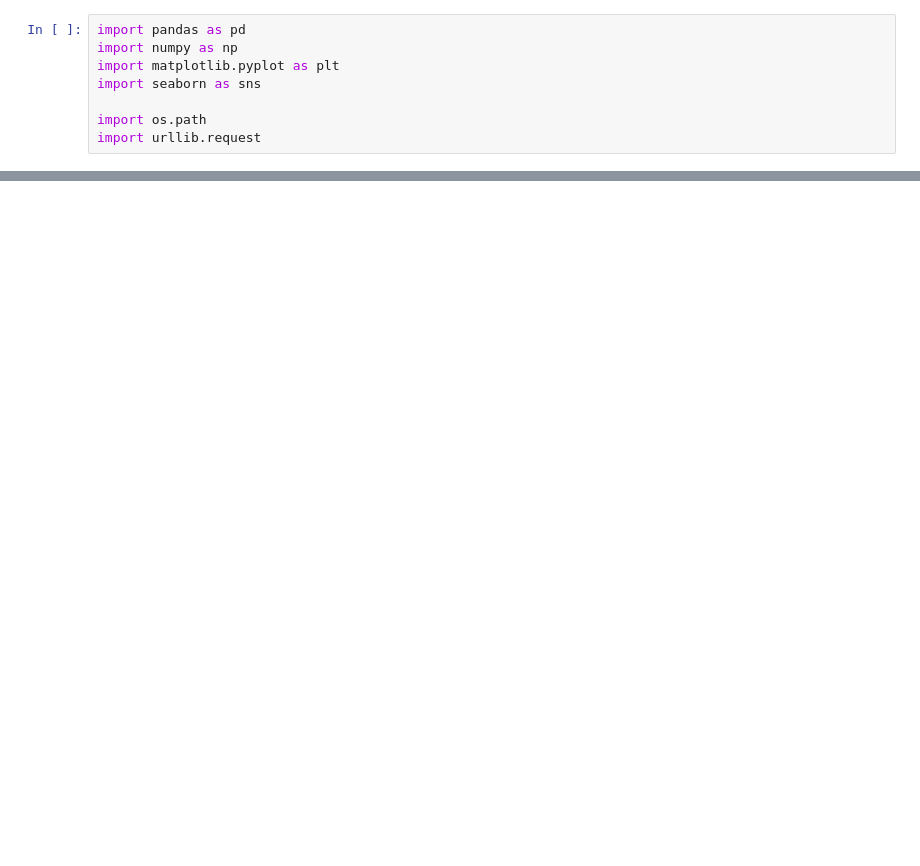
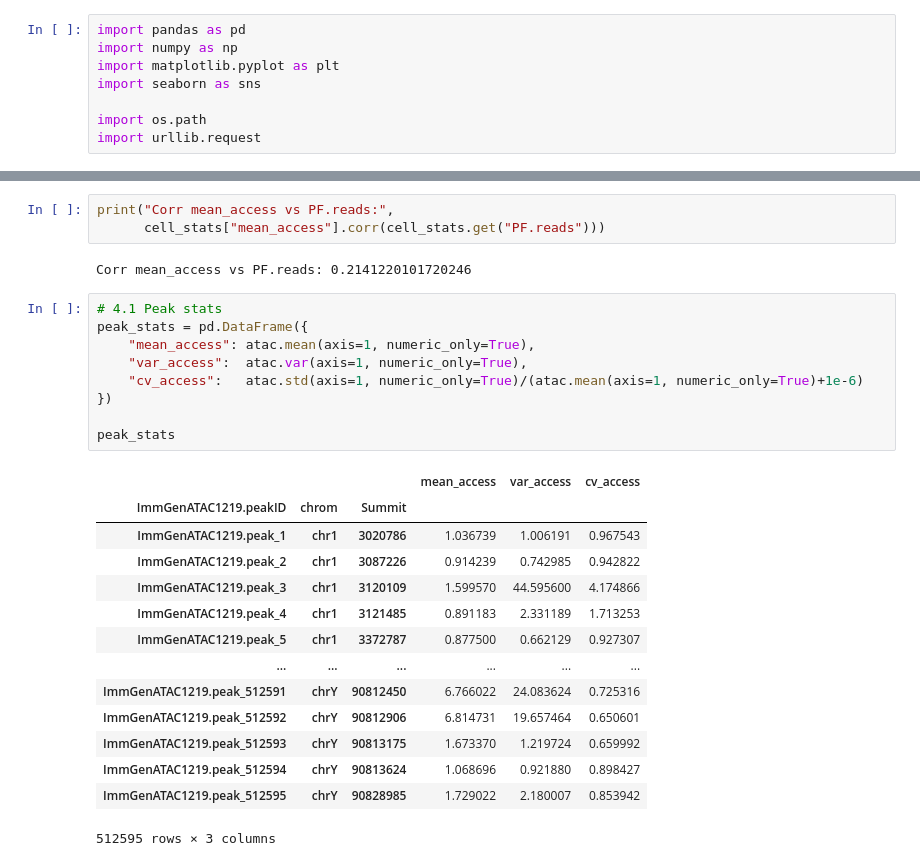
Before and after one commit to Topic2-Gene-Regulation-Immune-Cells/ILC-cells-Team4, a Jupyter notebook: test.ipynb, the cells around one changed output, grey strips where cells are left out. Cells and saved outputs as stored; diff of their text form; blank space fills up the shorter version.

```diff
--- a/test.ipynb
+++ b/test.ipynb
@@ -94,0 +126,29 @@ Corr mean_access vs InputCellNumber: nan
+# %%
+print("Corr mean_access vs PF.reads:",
+      cell_stats["mean_access"].corr(cell_stats.get("PF.reads")))
+# %% [output]
+Corr mean_access vs PF.reads: 0.2141220101720246
+# %%
+# 4.1 Peak stats
+peak_stats = pd.DataFrame({
+    "mean_access": atac.mean(axis=1, numeric_only=True),
+    "var_access":  atac.var(axis=1, numeric_only=True),
+    "cv_access":   atac.std(axis=1, numeric_only=True)/(atac.mean(axis=1, numeric_only=True)+1e-6)
+})
+
+peak_stats
+# %% [output]
+|  |  |  | mean_access | var_access | cv_access |
+| ImmGenATAC1219.peakID | chrom | Summit |  |  |  |
+| ImmGenATAC1219.peak_1 | chr1 | 3020786 | 1.036739 | 1.006191 | 0.967543 |
+| ImmGenATAC1219.peak_2 | chr1 | 3087226 | 0.914239 | 0.742985 | 0.942822 |
+| ImmGenATAC1219.peak_3 | chr1 | 3120109 | 1.599570 | 44.595600 | 4.174866 |
+| ImmGenATAC1219.peak_4 | chr1 | 3121485 | 0.891183 | 2.331189 | 1.713253 |
+| ImmGenATAC1219.peak_5 | chr1 | 3372787 | 0.877500 | 0.662129 | 0.927307 |
+| ... | ... | ... | ... | ... | ... |
+| ImmGenATAC1219.peak_512591 | chrY | 90812450 | 6.766022 | 24.083624 | 0.725316 |
+| ImmGenATAC1219.peak_512592 | chrY | 90812906 | 6.814731 | 19.657464 | 0.650601 |
+| ImmGenATAC1219.peak_512593 | chrY | 90813175 | 1.673370 | 1.219724 | 0.659992 |
+| ImmGenATAC1219.peak_512594 | chrY | 90813624 | 1.068696 | 0.921880 | 0.898427 |
+| ImmGenATAC1219.peak_512595 | chrY | 90828985 | 1.729022 | 2.180007 | 0.853942 |
+512595 rows × 3 columns
```
Also changed, not shown: parts of 4 cells of this notebook.
